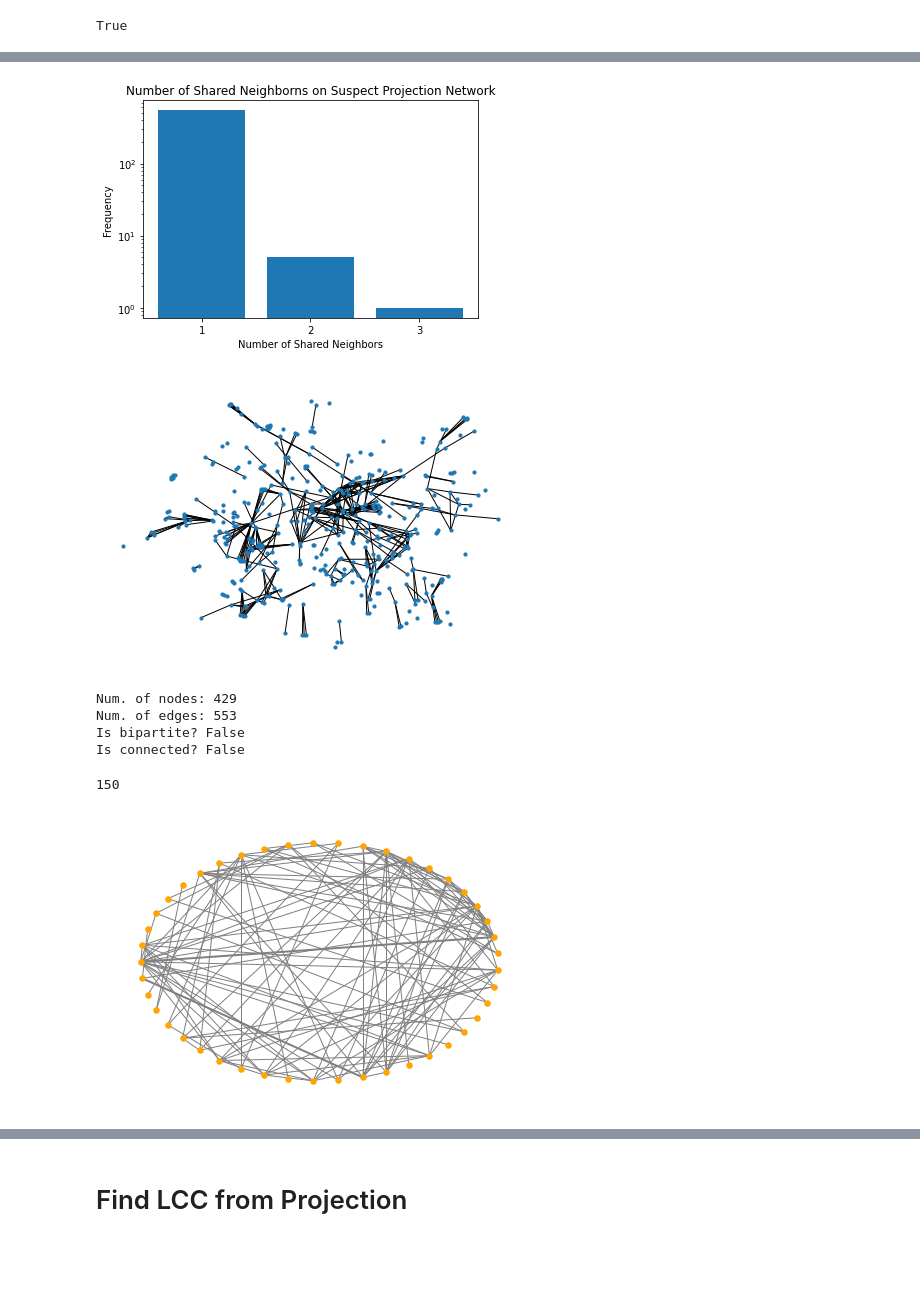
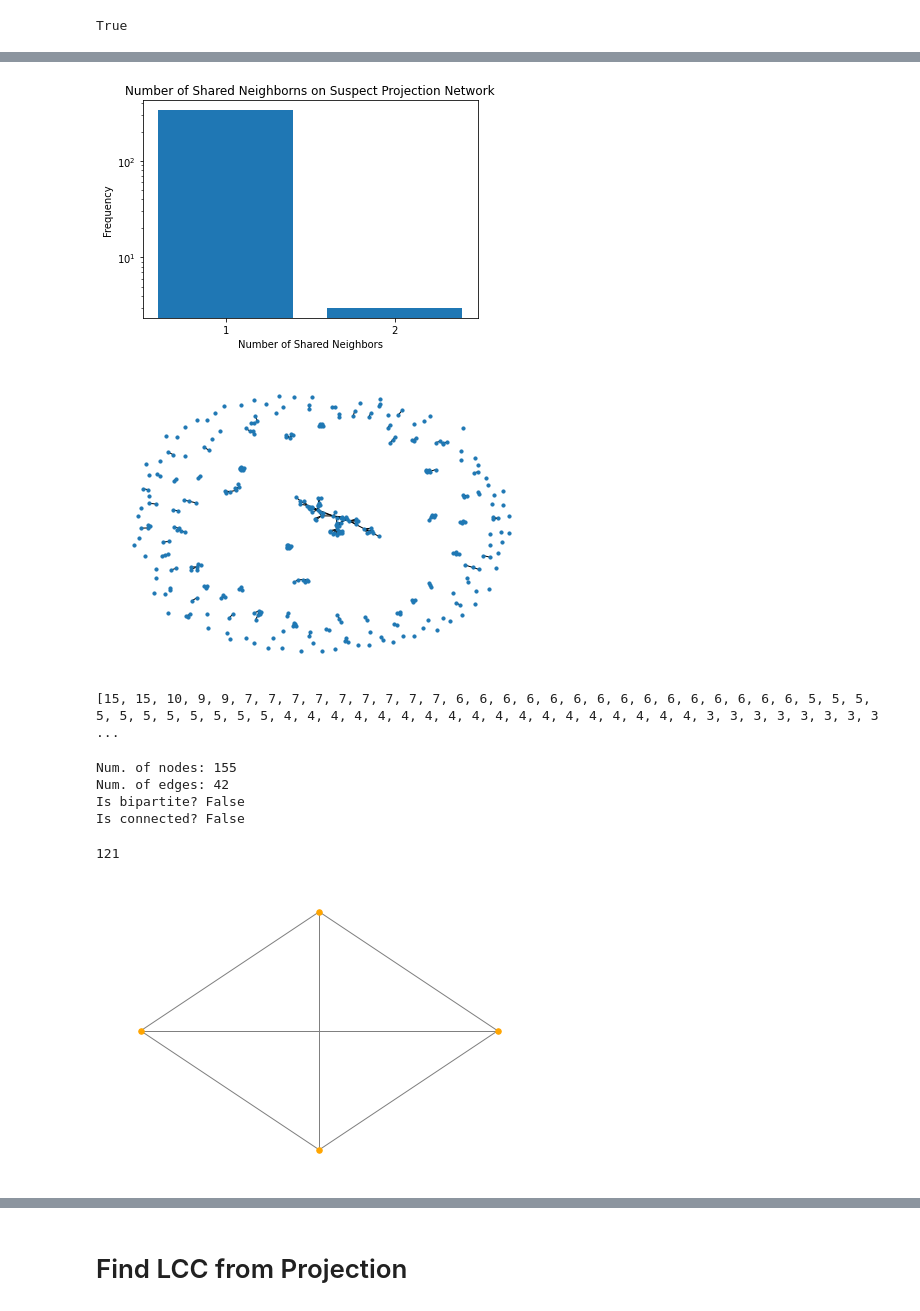
Before and after one commit to dmdequin/CrimeNetworkAnalysis, a Jupyter notebook: Notebooks/notebook.ipynb, the cells around one changed output, grey strips where cells are left out. Drawn from its saved outputs; the diff is of its cells as text; code cells hidden in the pictures; blank space fills up the shorter version.

```diff
--- a/Notebooks/notebook.ipynb
+++ b/Notebooks/notebook.ipynb
@@ -664,7 +696,7 @@ print(adjmat_proj_stoc.shape)
 Created a new graph with only suspects to do further analysis (try projections).
 # %%
 # selected just the suspect edges
-suspect_edges = [(p,c) for p,c,e in G0.edges(data=True) if e['role'] == 'Suspect']
+suspect_edges = [(p,c) for p,c,e in G0.edges(data=True) if e['role'] == 'Victim']
 #print(suspect_edges)
 # %%
 # getting all nodes that have suspect edges
@@ -728,11 +772,20 @@ plt.xlabel("Number of Shared Neighbors")
 #plt.hist(weights, bins = 10, log=True)
 plt.show()
 # %% [output]
-[figure, old version]
+[figure, new version]
 # %%
-nx.draw(weighted_suspect_graph,pos,node_size=10)
+nx.draw_spring(weighted_suspect_graph,node_size=10)
 # %% [output]
-[figure, old version]
+[figure, new version]
+# %%
+from collections import defaultdict
+con = defaultdict(int)
+for a,b in weighted_suspect_graph.edges:
+    con[a] += 1
+    con[b] += 1
+print(sorted(con.values(), reverse = True))
+# %% [output]
+[15, 15, 10, 9, 9, 7, 7, 7, 7, 7, 7, 7, 7, 7, 6, 6, 6, 6, 6, 6, 6, 6, 6, 6, 6, 6, 6, 6, 6, 5, 5, 5, 5, 5, 5, 5, 5, 5, 5, 5, 4, 4, 4, 4, 4, 4, 4, 4, 4, 4, 4, 4, 4, 4, 4, 4, 4, 4, 3, 3, 3, 3, 3, 3, 3, 3 ...
 # %%
 print(
     'Num. of nodes: {} \nNum. of edges: {} \nIs bipartite? {} \nIs connected? {}'.format(
@@ -743,14 +796,14 @@ print(
         )
     )
 # %% [output]
-Num. of nodes: 429
-Num. of edges: 553
+Num. of nodes: 155
+Num. of edges: 42
 Is bipartite? False
 Is connected? False
 # %%
 nx.number_connected_components(weighted_suspect_graph)
 # %% [output]
-150
+121
 # %%
 # Components in the graph sorted in descendent order
 sort_sus = sorted(nx.connected_components(weighted_suspect_graph), key=len, reverse=True)
@@ -773,7 +826,7 @@ options = {
 l = nx.shell_layout(GS2)
 nx.draw(GS2, l, **options)
 # %% [output]
-[figure, old version]
+[figure, new version]
 # %%
 nx.draw_kamada_kawai(GS2, **options)
 # %% [output]
```
Also changed, not shown: parts of 19 cells of this notebook.
